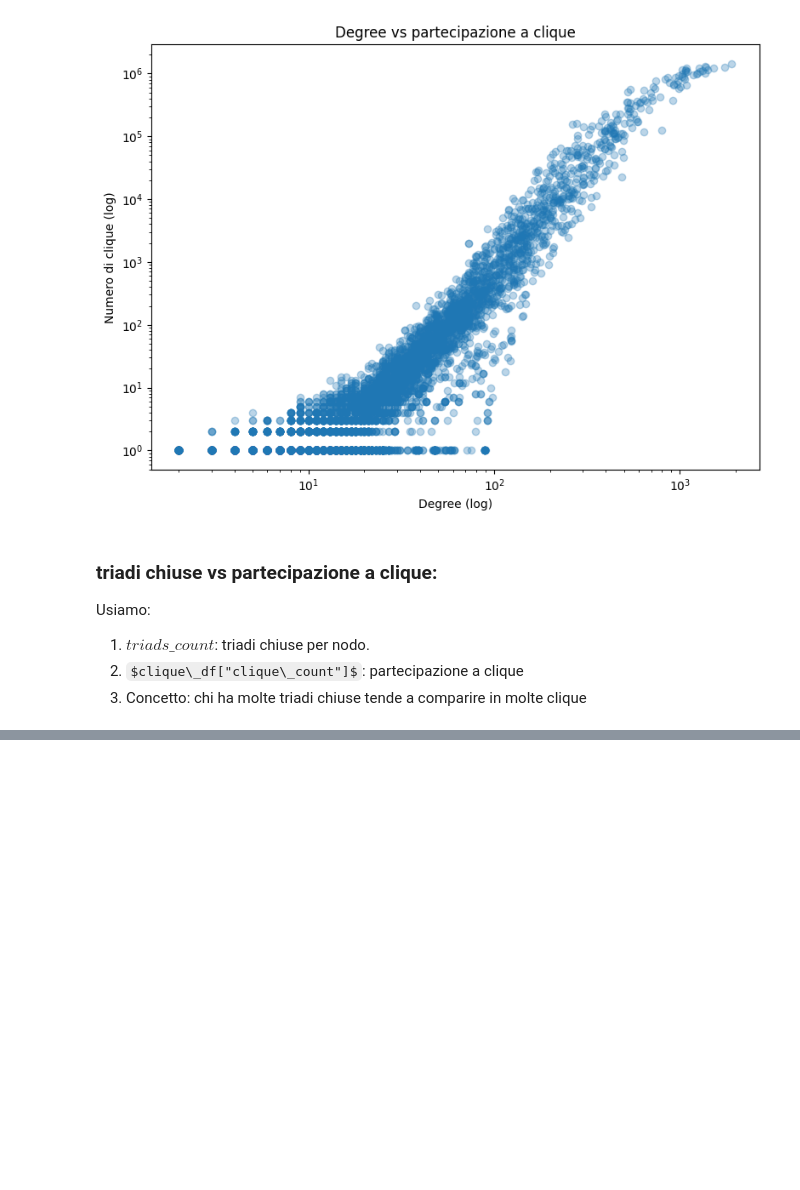
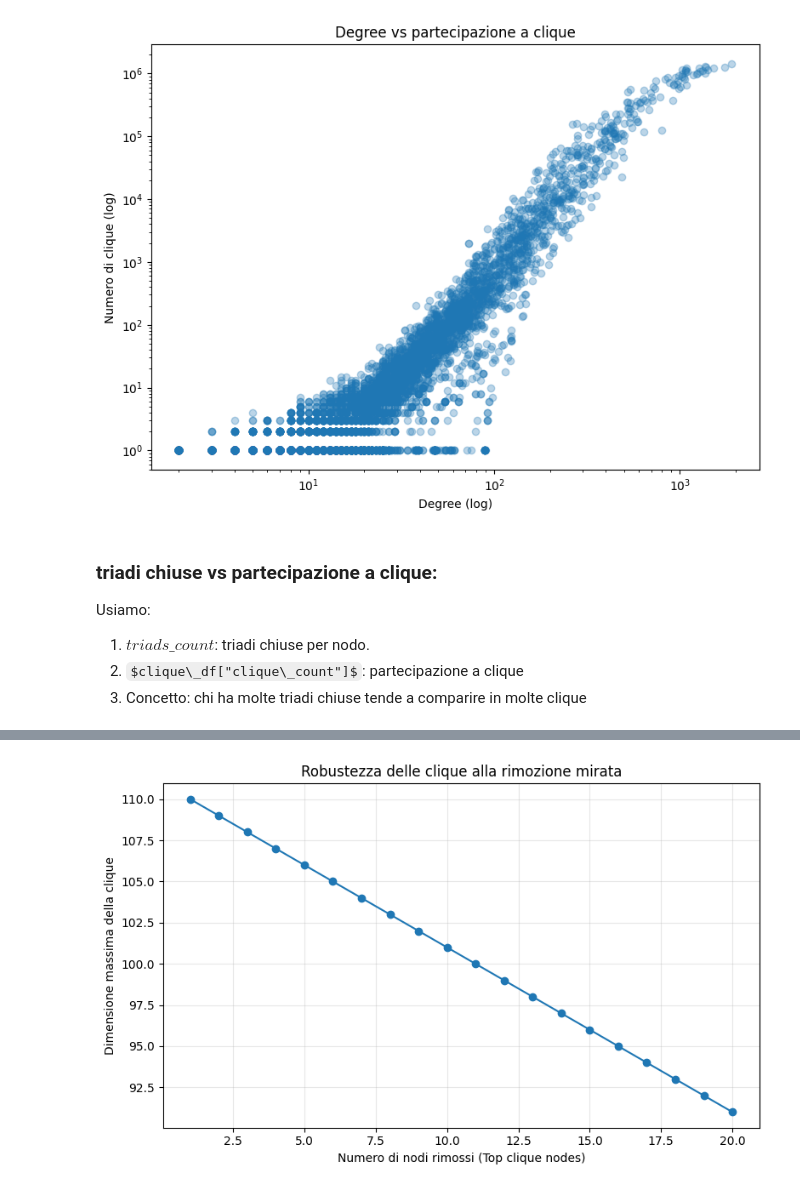
Before and after one commit to matteostronati/Data_science_project, a Jupyter notebook: notebooks/05_triads.ipynb, the cells around one changed output, grey strips where cells are left out. Drawn from its saved outputs; the diff is of its cells as text; code cells hidden in the pictures; some formulas as TeX source; blank space fills up the shorter version.

```diff
--- a/notebooks/05_triads.ipynb
+++ b/notebooks/05_triads.ipynb
@@ -491,0 +585,28 @@ plt.show()
+# %%
+def clique_resilience(G, nodes_to_remove):
+    G_tmp = G.copy()
+    G_tmp.remove_nodes_from(nodes_to_remove)
+    return max(len(c) for c in nx.find_cliques(G_tmp))
+
+
+# Caso 1: tolgo solo i primi k nodes
+resilience_curve = []
+
+ordered_nodes = list(clique_df.index)
+
+for k in range(1, 21):
+    removed = ordered_nodes[:k]
+    max_clique = clique_resilience(hero_graph, removed)
+    resilience_curve.append(max_clique)
+
+
+plt.figure(figsize=(8, 5))
+plt.plot(range(1, 21), resilience_curve, marker='o')
+plt.xlabel("Numero di nodi rimossi (Top clique nodes)")
+plt.ylabel("Dimensione massima della clique")
+plt.title("Robustezza delle clique alla rimozione mirata")
+plt.grid(alpha=0.3)
+plt.tight_layout()
+plt.show()
+# %% [output]
+[figure, added]
```
Also changed, not shown: parts of 11 cells of this notebook.
